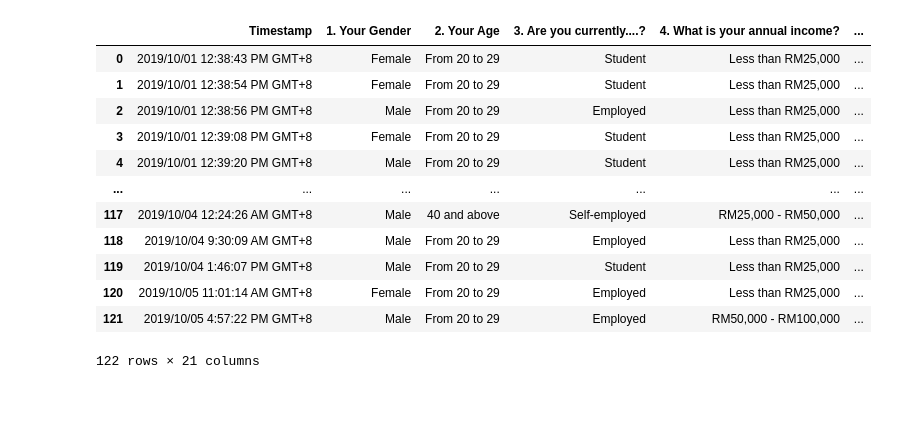
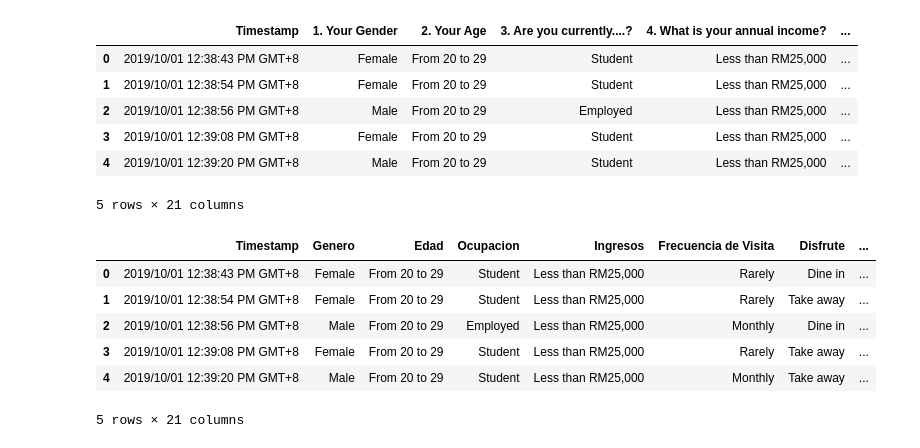
Before and after one commit to AlexanderPereda/proyecto-portafolio, a Jupyter notebook: Notebooks/Analisis_Inicial.ipynb, the cells around one changed output. Cells and saved outputs as stored; diff of their text form; code cells hidden in the pictures; blank space fills up the shorter version.

```diff
--- a/Notebooks/Analisis_Inicial.ipynb
+++ b/Notebooks/Analisis_Inicial.ipynb
@@ -1,18 +1,46 @@
 # %%
 import pandas as pd
 # %%
-pd.read_csv("./../data/Starbucks satisfactory survey.csv")
+doc = pd.read_csv("./../data/Starbucks satisfactory survey.csv")
+pd.read_csv("./../data/Starbucks satisfactory survey.csv").head()
 # %% [output]
 |  | Timestamp | 1. Your Gender | 2. Your Age | 3. Are you currently....? | 4. What is your annual income? | ... |
 | 0 | 2019/10/01 12:38:43 PM GMT+8 | Female | From 20 to 29 | Student | Less than RM25,000 | ... |
 | 1 | 2019/10/01 12:38:54 PM GMT+8 | Female | From 20 to 29 | Student | Less than RM25,000 | ... |
 | 2 | 2019/10/01 12:38:56 PM GMT+8 | Male | From 20 to 29 | Employed | Less than RM25,000 | ... |
 | 3 | 2019/10/01 12:39:08 PM GMT+8 | Female | From 20 to 29 | Student | Less than RM25,000 | ... |
 | 4 | 2019/10/01 12:39:20 PM GMT+8 | Male | From 20 to 29 | Student | Less than RM25,000 | ... |
-| ... | ... | ... | ... | ... | ... | ... |
-| 117 | 2019/10/04 12:24:26 AM GMT+8 | Male | 40 and above | Self-employed | RM25,000 - RM50,000 | ... |
-| 118 | 2019/10/04 9:30:09 AM GMT+8 | Male | From 20 to 29 | Employed | Less than RM25,000 | ... |
-| 119 | 2019/10/04 1:46:07 PM GMT+8 | Male | From 20 to 29 | Student | Less than RM25,000 | ... |
-| 120 | 2019/10/05 11:01:14 AM GMT+8 | Female | From 20 to 29 | Employed | Less than RM25,000 | ... |
-| 121 | 2019/10/05 4:57:22 PM GMT+8 | Male | From 20 to 29 | Employed | RM50,000 - RM100,000 | ... |
-122 rows × 21 columns
+5 rows × 21 columns
+# %%
+# Renombrando las columnas
+
+doc.rename(columns={"1. Your Gender" : "Genero" ,
+           "2. Your Age" : "Edad",
+           "3. Are you currently....?" : "Ocupacion" ,
+           "4. What is your annual income?" : "Ingresos" ,
+           "5. How often do you visit Starbucks?" : "Frecuencia de Visita",
+           "6. How do you usually enjoy Starbucks?" : "Disfrute",
+           "7. How much time do you normally spend during your visit?" : "Visit Time",
+           "8. The nearest Starbucks's outlet to you is...?" : "STB mas cercano",
+           "9. Do you have Starbucks membership card?" : "Membership Card",
+           "10. What do you most frequently purchase at Starbucks?" : "Compra preferida",
+           "11. On average, how much would you spend at Starbucks per visit?": "Gasto prom per visita",
+           "12. How would you rate the quality of Starbucks compared to other brands (Coffee Bean, Old Town White Coffee..) to be:":"Calificacion Sabor",
+           "13. How would you rate the price range at Starbucks?" : "Calificacion Precio",
+           "14. How important are sales and promotions in your purchase decision?" : "Calificacion Promociones",
+           "15. How would you rate the ambiance at Starbucks? (lighting, music, etc...)" : "Calificacion Ambiente",
+           "16. You rate the WiFi quality at Starbucks as.." : "Calificacion Wifi",
+           "17. How would you rate the service at Starbucks? (Promptness, friendliness, etc..)" : "Calificacion Servicio",
+           "18. How likely you will choose Starbucks for doing business meetings or hangout with friends?" : "STB for Meettings",
+           "19. How do you come to hear of promotions at Starbucks? Check all that apply." : "Publicity de contacto",
+           "20. Will you continue buying at Starbucks?" : "Buy Again"}
+           , inplace = True)
+doc.head()
+# %% [output]
+|  | Timestamp | Genero | Edad | Ocupacion | Ingresos | Frecuencia de Visita | Disfrute | ... |
+| 0 | 2019/10/01 12:38:43 PM GMT+8 | Female | From 20 to 29 | Student | Less than RM25,000 | Rarely | Dine in | ... |
+| 1 | 2019/10/01 12:38:54 PM GMT+8 | Female | From 20 to 29 | Student | Less than RM25,000 | Rarely | Take away | ... |
+| 2 | 2019/10/01 12:38:56 PM GMT+8 | Male | From 20 to 29 | Employed | Less than RM25,000 | Monthly | Dine in | ... |
+| 3 | 2019/10/01 12:39:08 PM GMT+8 | Female | From 20 to 29 | Student | Less than RM25,000 | Rarely | Take away | ... |
+| 4 | 2019/10/01 12:39:20 PM GMT+8 | Male | From 20 to 29 | Student | Less than RM25,000 | Monthly | Take away | ... |
+5 rows × 21 columns
```
Also changed, not shown: parts of 29 cells of this notebook, 1 other file.
